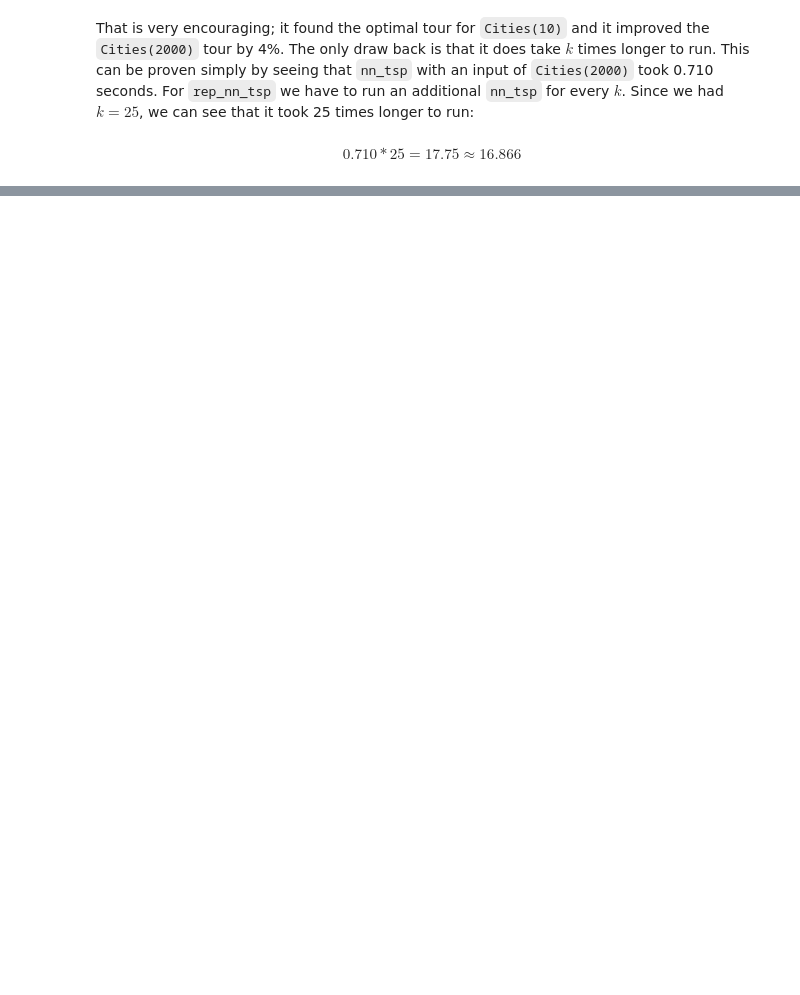
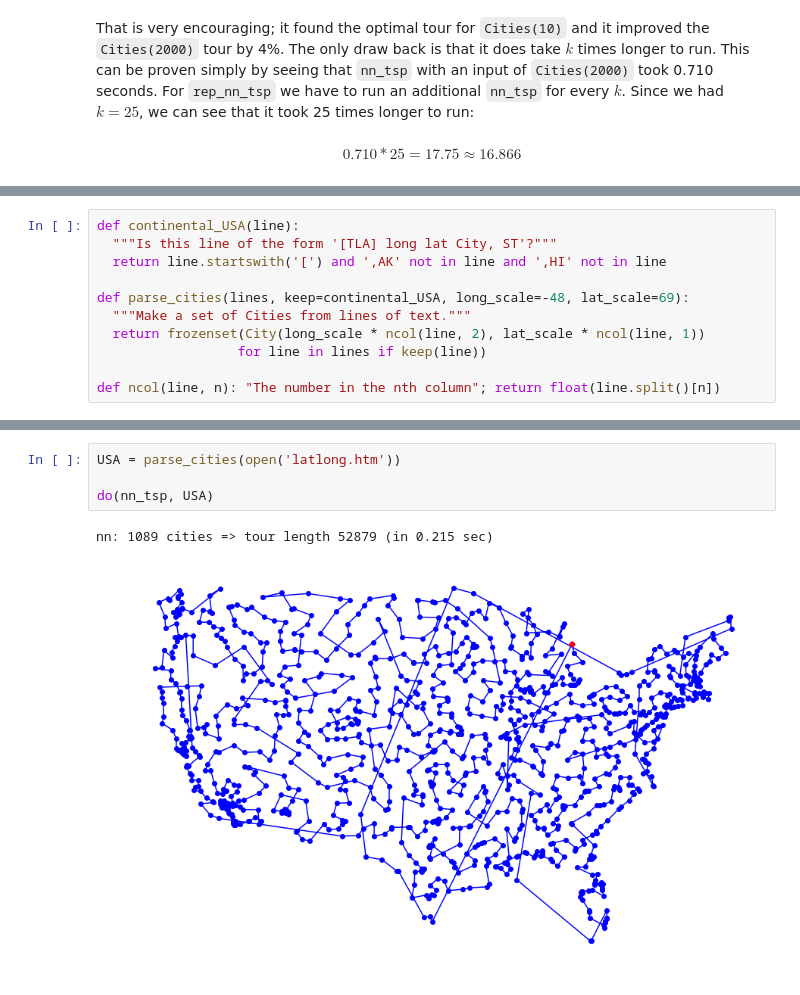
Before and after one commit to NathanielDake/cs-topics, a Jupyter notebook: Classic Problems/Traveling Salesman/Traveling Salesman Problem.ipynb, the cells around one changed output, grey strips where cells are left out. Saved outputs shown, nothing was run; the diff lists cells and outputs as text; blank space fills up the shorter version.

Commit message:
added in real cities based on latitude and longitude of USA cities

```diff
--- a/Classic Problems/Traveling Salesman/Traveling Salesman Problem.ipynb
+++ b/Classic Problems/Traveling Salesman/Traveling Salesman Problem.ipynb
@@ -334,0 +349,11 @@ That is very encouraging; it found the optimal tour for `Cities(10)` and it impr
+# %%
+def continental_USA(line):
+  """Is this line of the form '[TLA] long lat City, ST'?"""
+  return line.startswith('[') and ',AK' not in line and ',HI' not in line
+
+def parse_cities(lines, keep=continental_USA, long_scale=-48, lat_scale=69):
+  """Make a set of Cities from lines of text."""
+  return frozenset(City(long_scale * ncol(line, 2), lat_scale * ncol(line, 1))
+                  for line in lines if keep(line))
+
+def ncol(line, n): "The number in the nth column"; return float(line.split()[n])
@@ -334,0 +373,7 @@ That is very encouraging; it found the optimal tour for `Cities(10)` and it impr
+# %%
+USA = parse_cities(open('latlong.htm'))
+
+do(nn_tsp, USA)
+# %% [output]
+nn: 1089 cities => tour length 52879 (in 0.215 sec)
+[figure, added]
```
Also changed, not shown: parts of 9 cells of this notebook, 1 other file.
